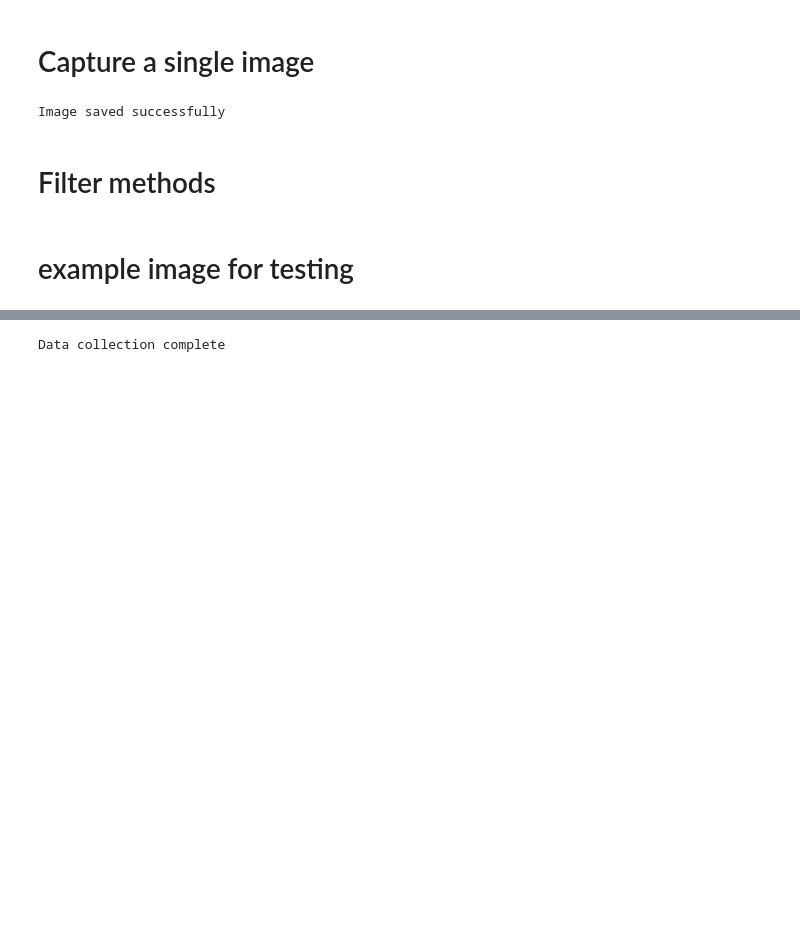
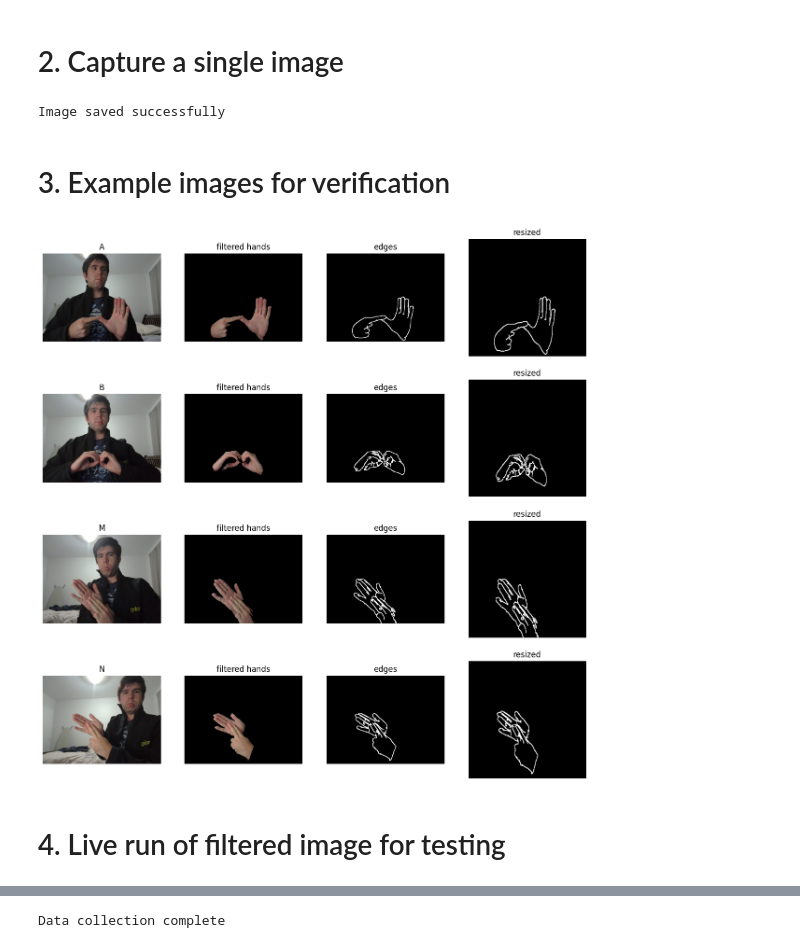
Before and after one commit to danielmcnz/Sign-Language-Interpreter, a Jupyter notebook: LTSM_image_model.ipynb, the cells around one changed output, grey strips where cells are left out. Saved outputs shown, nothing was run; the diff lists cells and outputs as text; code cells hidden in the pictures; blank space fills up the shorter version.

```diff
--- a/LTSM_image_model.ipynb
+++ b/LTSM_image_model.ipynb
@@ -1,5 +133,5 @@
 # %% [markdown]
-# Capture a single image
+# 2. Capture a single image
 # %%
 import cv2
 
@@ -19,5 +151,3 @@ cv2.imwrite("../testing_data/A.jpg", frame)
 print("Image saved successfully")
 # %% [output]
 Image saved successfully
-# %% [markdown]
-# Filter methods
@@ -136,2 +154,76 @@ def apply_image_filters(frame):
+# %% [markdown]
+# 3. Example images for verification
+# %%
+import matplotlib.pyplot as plt
+import cv2
+
+frame_A = cv2.imread("./examples/A.jpg")
+frame_B = cv2.imread("./examples/B.jpg")
+frame_C = cv2.imread("./examples/M.jpg")
+frame_X = cv2.imread("./examples/N.jpg")
+
+
+class ImagePlotter:
+    def __init__(self, rows, cols):
+        self.counter = 0
+        self.rows = rows
+        self.cols = cols
+        self.positions = [
+            i for j in range(cols) for i in range(j + 1, rows * cols + 1, cols)
+        ]
+
+    def plot_image(self, name, frame):
+        plt.subplot(self.rows, self.cols, self.positions[self.counter])
+        plt.imshow(cv2.cvtColor(frame, cv2.COLOR_BGR2RGB))
+        plt.axis("off")
+        plt.title(name)
+        self.counter += 1
+
+
+plotter = ImagePlotter(4, 4)
+
+plt.figure(figsize=(15, 15))
+
+plotter.plot_image("A", frame_A)
+plotter.plot_image("B", frame_B)
+plotter.plot_image("M", frame_C)
+plotter.plot_image("N", frame_X)
+
+frame_A = filter_skin(frame_A)
+frame_B = filter_skin(frame_B)
+frame_C = filter_skin(frame_C)
+frame_X = filter_skin(frame_X)
+
+plotter.plot_image("filtered hands", frame_A)
+plotter.plot_image("filtered hands", frame_B)
+plotter.plot_image("filtered hands", frame_C)
+plotter.plot_image("filtered hands", frame_X)
+
+frame_A = filter_edges(frame_A)
+frame_B = filter_edges(frame_B)
+frame_C = filter_edges(frame_C)
+frame_X = filter_edges(frame_X)
+
+plotter.plot_image("edges", frame_A)
+plotter.plot_image("edges", frame_B)
+plotter.plot_image("edges", frame_C)
+plotter.plot_image("edges", frame_X)
+
+frame_A = resize_image(frame_A)
+frame_B = resize_image(frame_B)
+frame_C = resize_image(frame_C)
+frame_X = resize_image(frame_X)
+
+plotter.plot_image("resized", frame_A)
+plotter.plot_image("resized", frame_B)
+plotter.plot_image("resized", frame_C)
+plotter.plot_image("resized", frame_X)
+
+plt.xlabel("")
+
+plt.axis("off")
+plt.show()
+# %% [output]
+[figure, added]
 # %% [markdown]
-# example image for testing
+# 4. Live run of filtered image for testing
```
Also changed, not shown: parts of 27 cells of this notebook, 8 other files.
